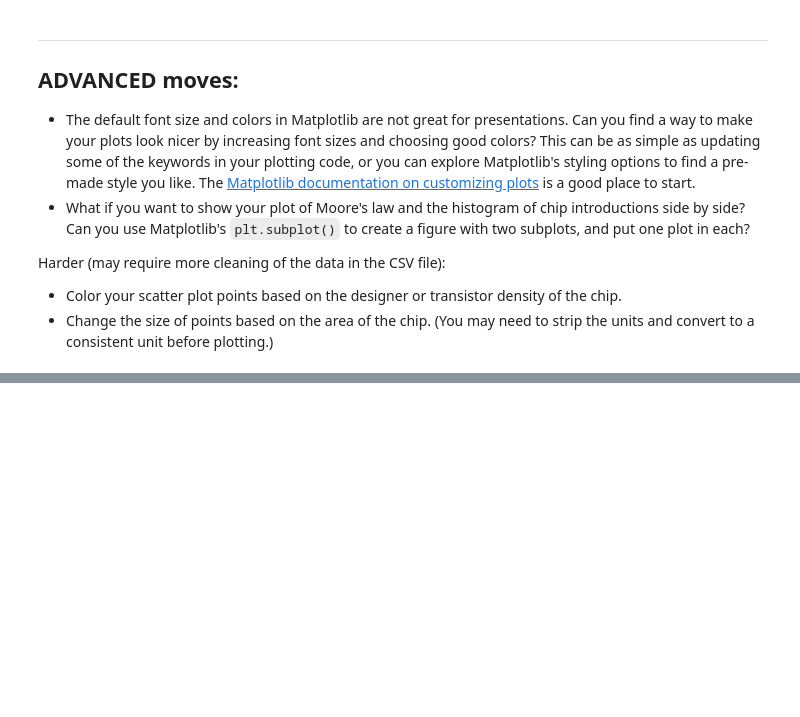
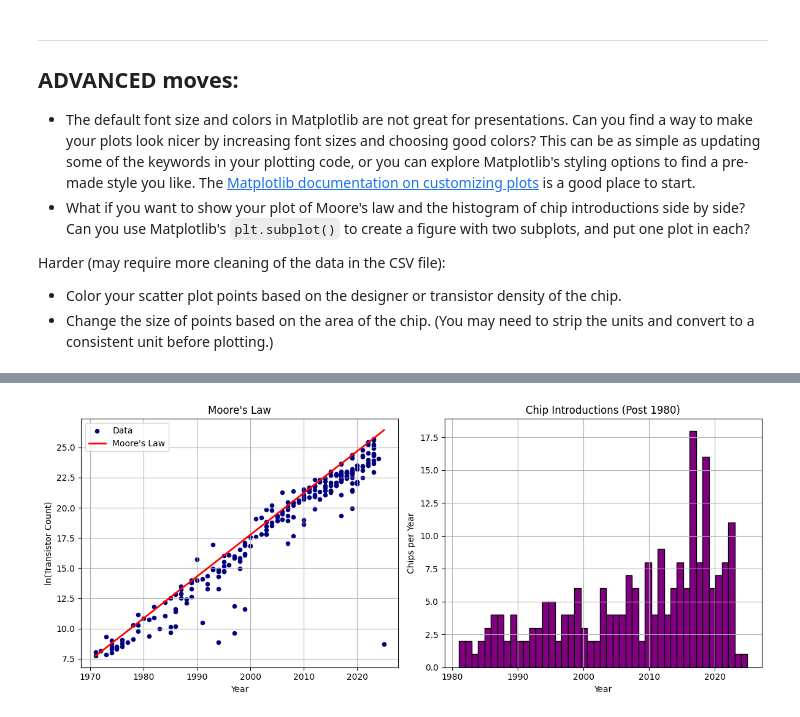
Before and after one commit to mdiby-star05/numerical-methods, a Jupyter notebook: assignments/week_06/mooreslaw.ipynb, the cells around one changed output, grey strips where cells are left out. Drawn from its saved outputs; the diff is of its cells as text; code cells hidden in the pictures; blank space fills up the shorter version.

```diff
--- a/assignments/week_06/mooreslaw.ipynb
+++ b/assignments/week_06/mooreslaw.ipynb
@@ -576,0 +677,34 @@ Harder (may require more cleaning of the data in the CSV file):
+# %%
+plt.figure(figsize=(12,5))
+
+# ---- Left plot: Moore's Law ----
+plt.subplot(1,2,1)
+
+plt.scatter(year, yi, color="navy", s=20, label="Data")
+plt.plot(year, moores_law(year), color="red", linewidth=2, label="Moore's Law")
+
+plt.xlabel("Year")
+plt.ylabel("ln(Transistor Count)")
+plt.title("Moore's Law")
+
+plt.legend()
+plt.grid(True)
+
+
+# ---- Right plot: Histogram ----
+plt.subplot(1,2,2)
+
+unique_years = np.unique(year_filtered)
+
+plt.hist(year_filtered, bins=len(unique_years), color="purple", edgecolor="black")
+
+plt.xlabel("Year")
+plt.ylabel("Chips per Year")
+plt.title("Chip Introductions (Post 1980)")
+
+plt.grid(True)
+
+plt.tight_layout()
+plt.show()
+# %% [output]
+[figure, added]
```
Also changed, not shown: parts of 10 cells of this notebook, 1 other file.
